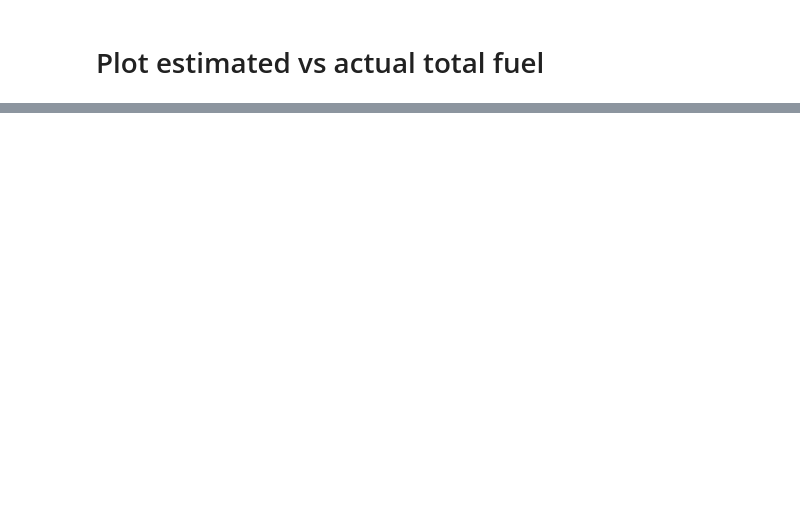
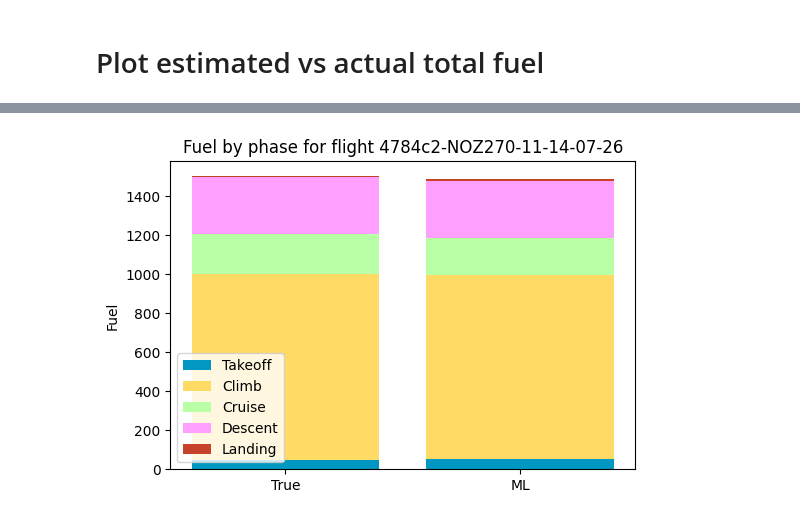
Before and after one commit to emmabergsmo/master-fuel-conumption-estimation-xgboost, a Jupyter notebook: xg_boost/total_fuel_pred.ipynb, the cells around one changed output, grey strips where cells are left out. Drawn from its saved outputs; the diff is of its cells as text; code cells hidden in the pictures; blank space fills up the shorter version.

Commit message:
Compare predicated and true fuel use

```diff
--- a/xg_boost/total_fuel_pred.ipynb
+++ b/xg_boost/total_fuel_pred.ipynb
@@ -178,0 +225,61 @@ Name: rel_err_pct, dtype: float64
+# %%
+phases_true = [
+    "takeoff_fuel",
+    "climb_fuel",
+    "cruise_fuel",
+    "descent_fuel",
+    "landing_fuel"
+]
+
+phases_pred = [
+    "pred_takeoff",
+    "pred_climb",
+    "pred_cruise",
+    "pred_descent",
+    "pred_landing"
+]
+
+colors = {
+    "takeoff_fuel": "#0098c2",
+    "climb_fuel": "#ffdb66",
+    "cruise_fuel": "#b8ffa5",
+    "descent_fuel": "#ff9fff",
+    "landing_fuel": "#c7422b"
+}
+
+
+row = pred_all.iloc[3]
+
+fig, ax = plt.subplots(figsize=(6,4))
+
+bottom_true = 0
+bottom_pred = 0
+
+for true_col, pred_col in zip(phases_true, phases_pred):
+
+    ax.bar(
+        "True",
+        row[true_col],
+        bottom=bottom_true,
+        color=colors[true_col],
+        label=true_col.replace("_fuel","").capitalize()
+    )
+
+    ax.bar(
+        "ML",
+        row[pred_col],
+        bottom=bottom_pred,
+        color=colors[true_col]
+    )
+
+    bottom_true += row[true_col]
+    bottom_pred += row[pred_col]
+
+ax.set_ylabel("Fuel")
+ax.set_title(f"Fuel by phase for flight {row['flight_id']}")
+
+ax.legend()
+
+plt.show()
+# %% [output]
+[figure, added]
```
Also changed, not shown: parts of 3 cells of this notebook.
